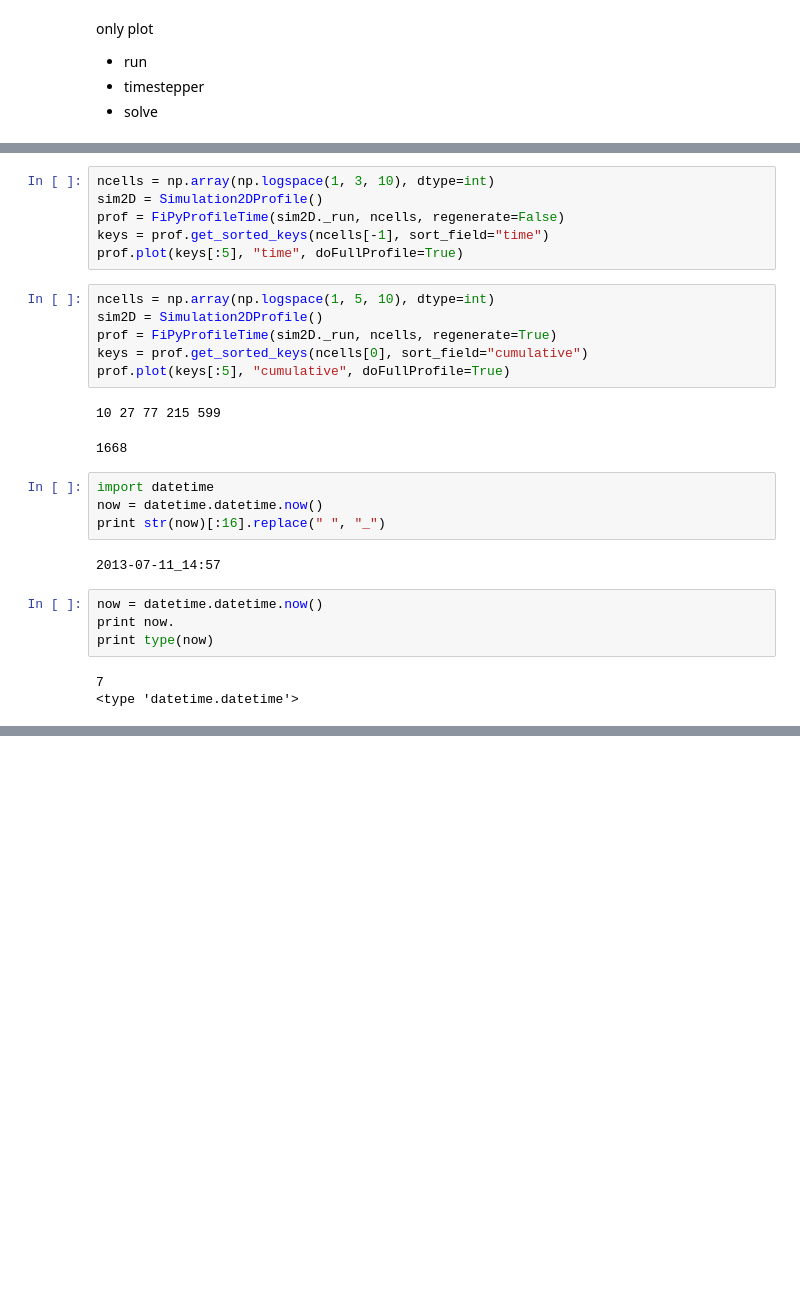
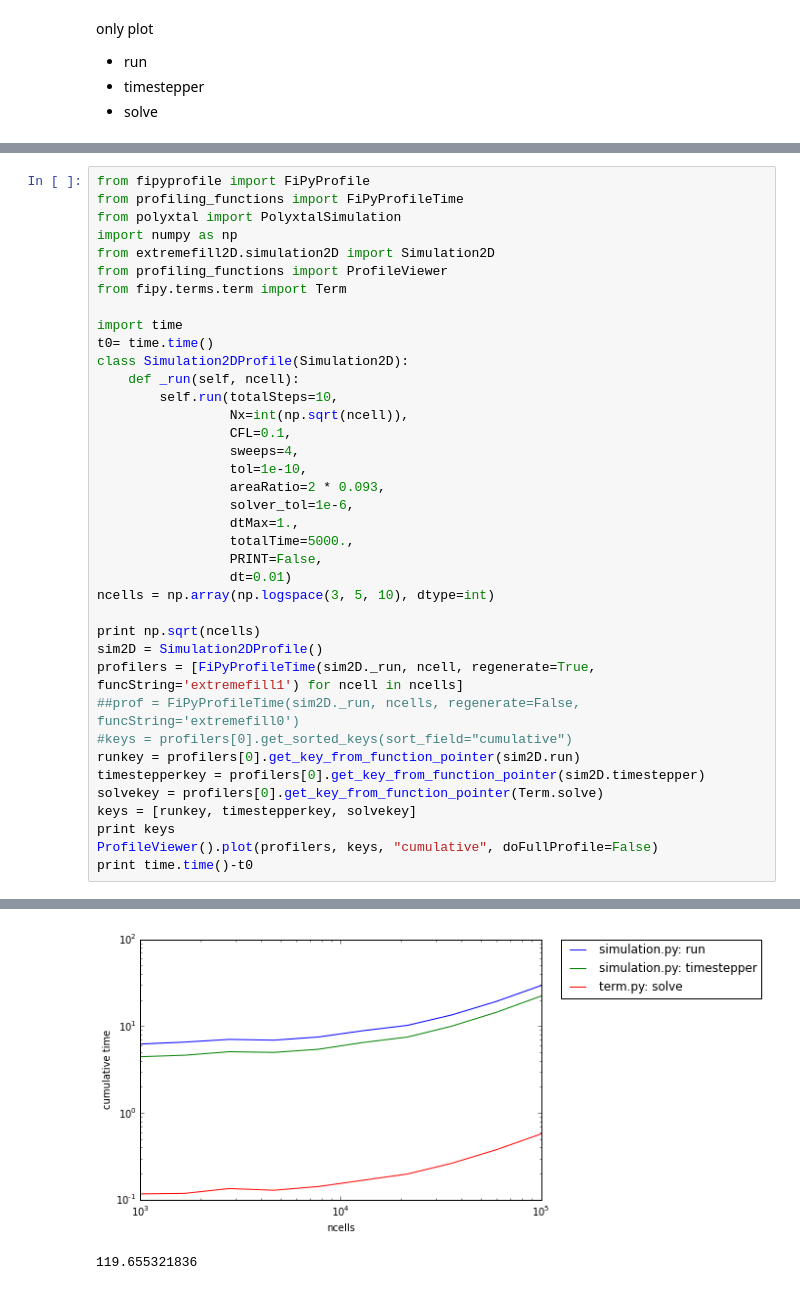
Before and after one commit to dmurali1/SURF2013, a Jupyter notebook: extremefill.ipynb, the cells around one changed output, grey strips where cells are left out. Cells and saved outputs as stored; diff of their text form; blank space fills up the shorter version.

```diff
--- a/extremefill.ipynb
+++ b/extremefill.ipynb
@@ -74,28 +75,39 @@ key: ('/users/mlh4/.virtualenvs/default/lib/python2.6/site-packages/numpy/linalg
-# %%
-ncells = np.array(np.logspace(1, 3, 10), dtype=int)
-sim2D = Simulation2DProfile()
-prof = FiPyProfileTime(sim2D._run, ncells, regenerate=False)
-keys = prof.get_sorted_keys(ncells[-1], sort_field="time")
-prof.plot(keys[:5], "time", doFullProfile=True)
-# %%
-ncells = np.array(np.logspace(1, 5, 10), dtype=int)
-sim2D = Simulation2DProfile()
-prof = FiPyProfileTime(sim2D._run, ncells, regenerate=True)
-keys = prof.get_sorted_keys(ncells[0], sort_field="cumulative")
-prof.plot(keys[:5], "cumulative", doFullProfile=True)
-# %% [output]
-10 27 77 215 599
-1668
-# %%
-import datetime
-now = datetime.datetime.now()
-print str(now)[:16].replace(" ", "_")
-# %% [output]
-2013-07-11_14:57
-# %%
-now = datetime.datetime.now()
-print now.
-print type(now)
-# %% [output]
-7
-<type 'datetime.datetime'>
+# %%
+from fipyprofile import FiPyProfile
+from profiling_functions import FiPyProfileTime
+from polyxtal import PolyxtalSimulation
+import numpy as np
+from extremefill2D.simulation2D import Simulation2D
+from profiling_functions import ProfileViewer
+from fipy.terms.term import Term
+
+import time
+t0= time.time()
+class Simulation2DProfile(Simulation2D):
+    def _run(self, ncell):
+        self.run(totalSteps=10,
+                 Nx=int(np.sqrt(ncell)),
+                 CFL=0.1,
+                 sweeps=4,
+                 tol=1e-10,
+                 areaRatio=2 * 0.093,
+                 solver_tol=1e-6,
+                 dtMax=1.,
+                 totalTime=5000.,
+                 PRINT=False,
+                 dt=0.01)
+ncells = np.array(np.logspace(3, 5, 10), dtype=int)
+
+print np.sqrt(ncells)
+sim2D = Simulation2DProfile()
+profilers = [FiPyProfileTime(sim2D._run, ncell, regenerate=True, funcString='extremefill1') for ncell in ncells]
+##prof = FiPyProfileTime(sim2D._run, ncells, regenerate=False, funcString='extremefill0')
+#keys = profilers[0].get_sorted_keys(sort_field="cumulative")
+runkey = profilers[0].get_key_from_function_pointer(sim2D.run)
+timestepperkey = profilers[0].get_key_from_function_pointer(sim2D.timestepper)
+solvekey = profilers[0].get_key_from_function_pointer(Term.solve)
+keys = [runkey, timestepperkey, solvekey]
+print keys
+ProfileViewer().plot(profilers, keys, "cumulative", doFullProfile=False)
+print time.time()-t0
+# %% [output]
@@ -101,0 +126,2 @@ print type(now)
+[figure, added]
+119.655321836
```
Also changed, not shown: parts of 6 cells of this notebook, 1 other file.
